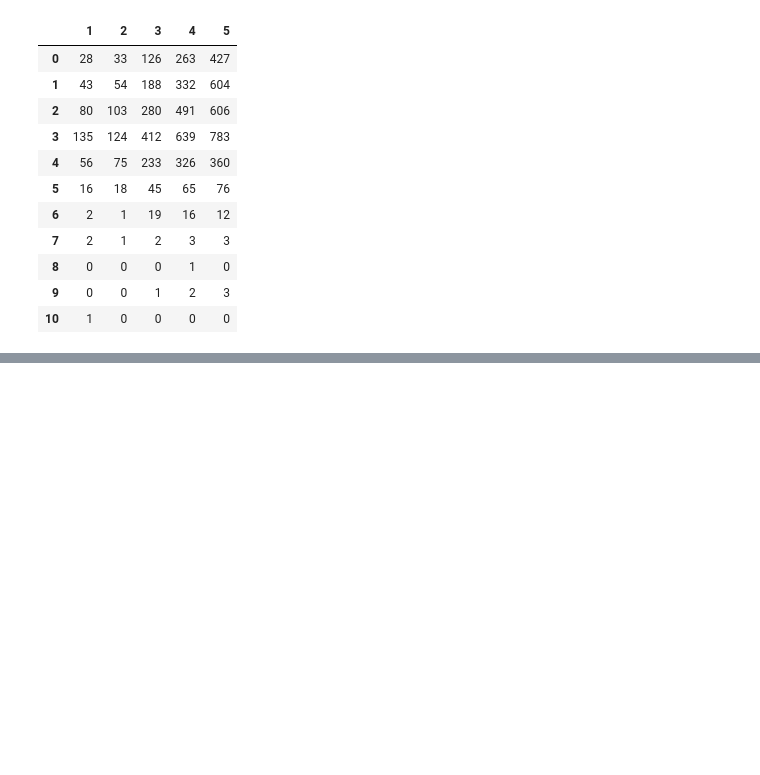
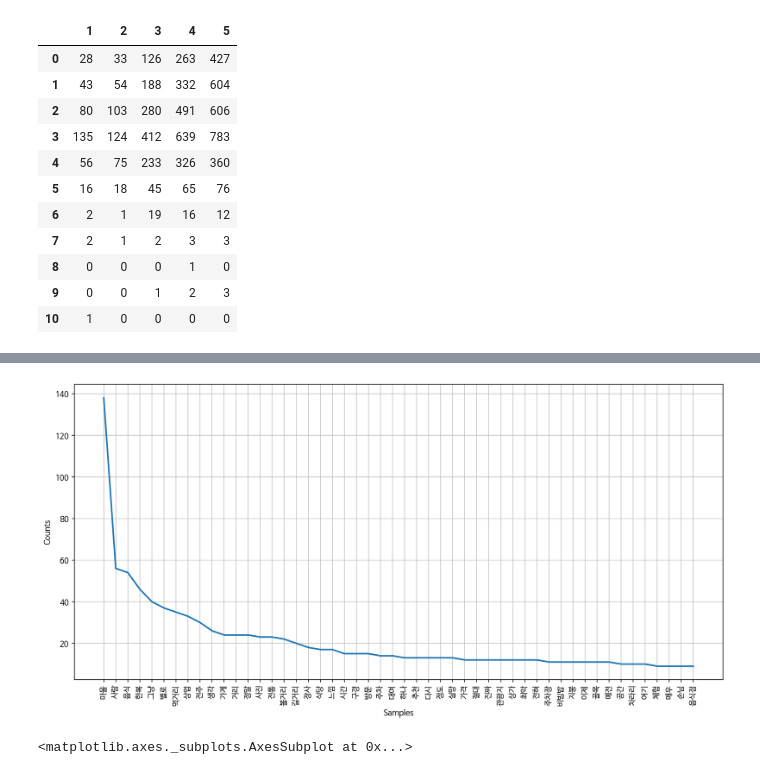
Before and after one commit to mon-world/team_project_2022, a Jupyter notebook: project_2/Hanok_data_analysis.ipynb, the cells around one changed output, grey strips where cells are left out. Cells and saved outputs as stored; diff of their text form; code cells hidden in the pictures; blank space fills up the shorter version.

```diff
--- a/project_2/Hanok_data_analysis.ipynb
+++ b/project_2/Hanok_data_analysis.ipynb
@@ -356,0 +507,10 @@ st
+# %%
+word_dic = {}
+
+for word in word_cleaned:
+    if word not in word_dic:
+        word_dic[word] = 1 # changed from "0" to "1"
+    else:
+        word_dic[word] += 1
+
+word_dic
@@ -356,0 +529,36 @@ st
+# %%
+# df와 몇 가지 정보를 입력하면, 그래프와 word_list를 출력해주는 함수
+def review_analysis(df, condition, conditon_value, *save):
+    df1 = df[df[condition] == conditon_value]['review_content'].tolist()
+    df_join = ' '.join(df1)
+
+    tokenizer = Okt()
+    df_tagged = tokenizer.pos(df_join, norm=True, stem=True)
+
+    del_list = ['하다', '있다', '되다', '이다', '돼다', '않다', '그렇다', '아니다', '이렇다', '그렇다', '어떻다']
+
+    word_cleaned = []
+    for word in df_tagged:
+        if word[1] in list(save): # Foreign == ”, “ 와 같이 제외되어야할 항목들
+            if (len(word[0]) != 1) & (word[0] not in del_list): # 한 글자로 이뤄진 단어들을 제외 & 원치 않는 단어들을 제외
+                word_cleaned.append(word[0])
+
+    word_dic = {}
+    for word in word_cleaned:
+        if word not in word_dic:
+            word_dic[word] = 1
+        else:
+            word_dic[word] += 1
+
+    sorted_word_dic = sorted(word_dic.items(), key=lambda x:x[1], reverse=True)
+
+    return word_cleaned, sorted_word_dic
+# %%
+word_cleaned, sorted_word_dic = review_analysis(reviews, 'star', 1, 'Noun')
+# %%
+word_counted = nltk.Text(word_cleaned)
+plt.figure(figsize=(15, 7)) # plot 영역(그래프 영역)의 크기를 지정합니다.
+word_counted.plot(50) # "plot" the graph, 상위 50개 단어를 보여줍니다.
+# %% [output]
+[figure, added]
+<matplotlib.axes._subplots.AxesSubplot at 0x...>
```
Also changed, not shown: parts of 62 cells of this notebook.
